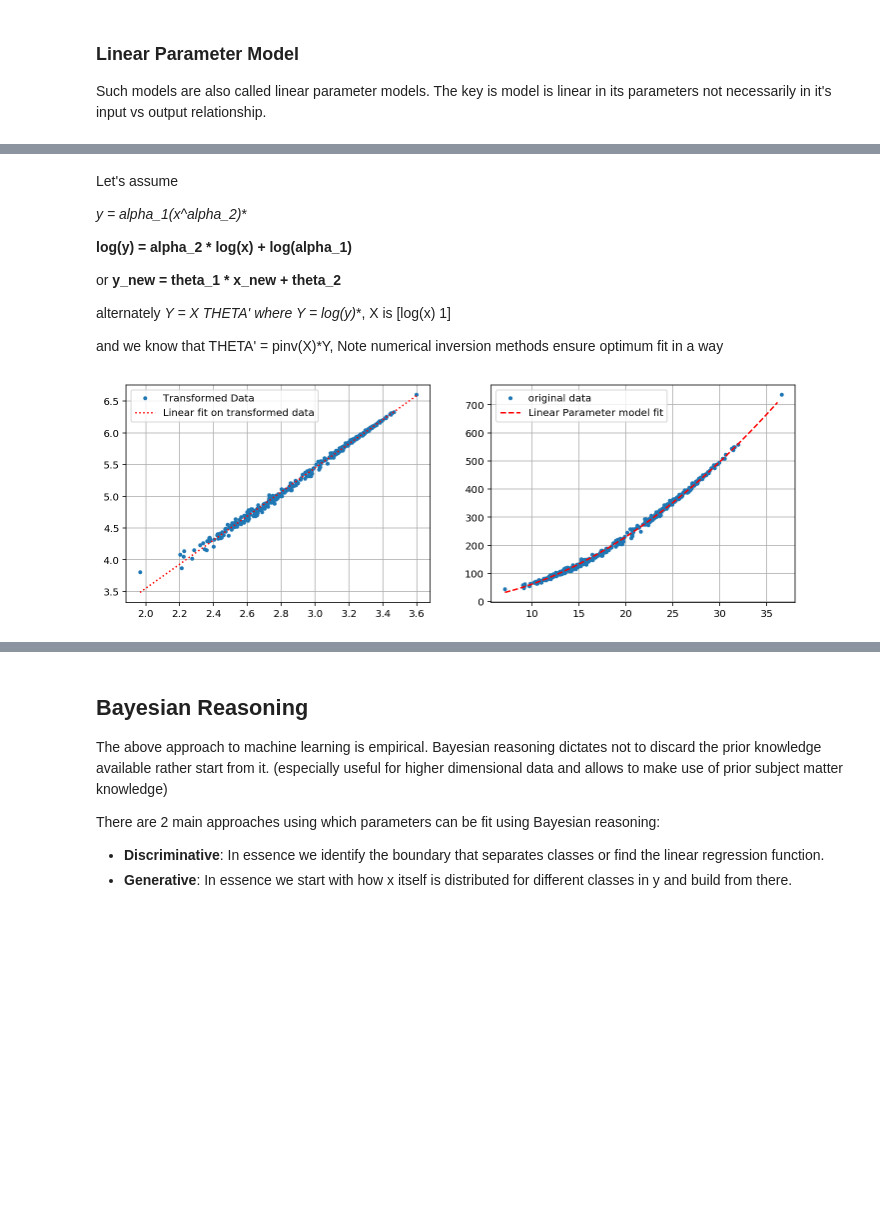
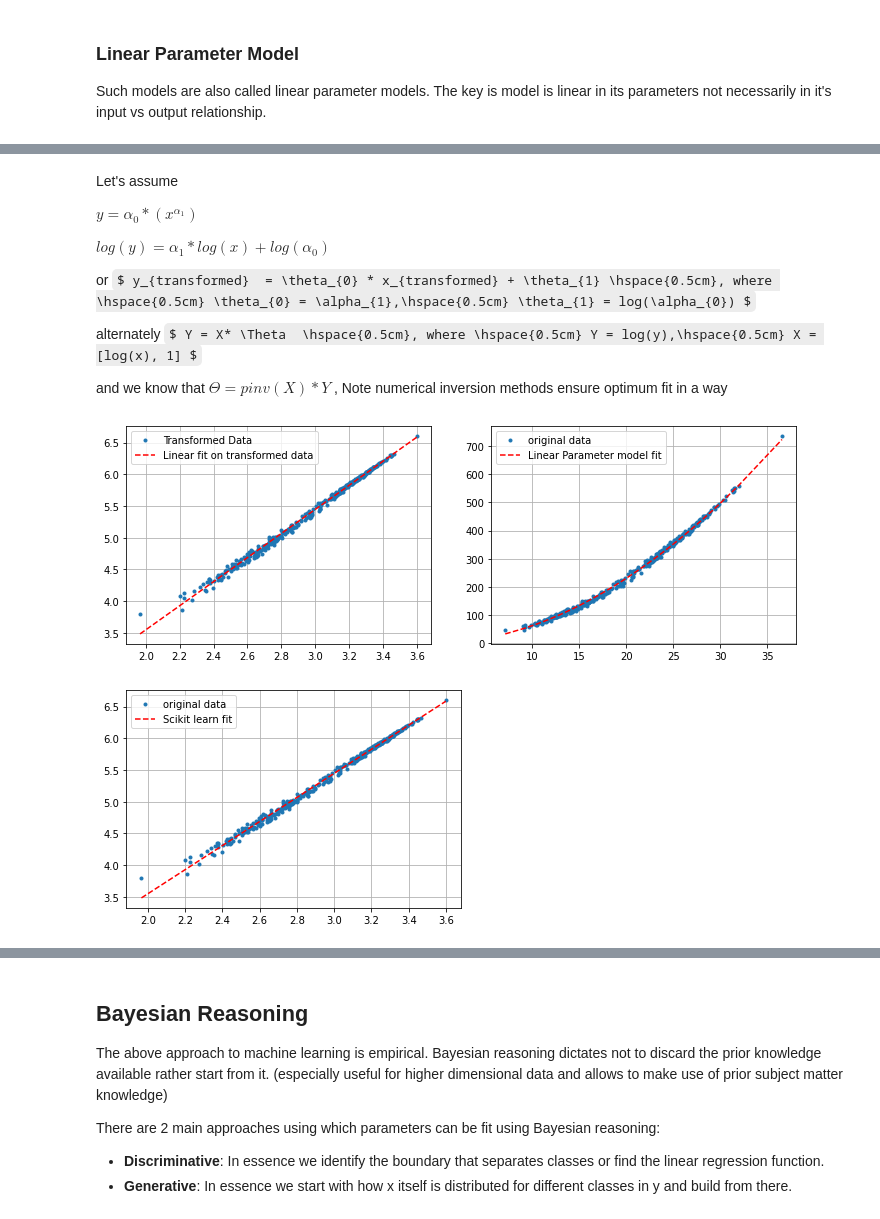
Before and after one commit to prteek/IO, a Jupyter notebook: intro_to_ml.ipynb, the cells around one changed output, grey strips where cells are left out. Drawn from its saved outputs; the diff is of its cells as text; code cells hidden in the pictures; some formulas as TeX source; blank space fills up the shorter version.

```diff
--- a/intro_to_ml.ipynb
+++ b/intro_to_ml.ipynb
@@ -32,16 +32,12 @@ x_lo = np.random.normal(15,3, (200,1))
 y_lo = (x_lo**2)/2+1*x_lo + 1
 x_hi = np.random.normal(25,3, (200,1))
 y_hi = (x_hi**2)/2+x_hi*1.5+2
-x    = np.append(x_lo, x_hi).reshape(-1,1)
-y    = np.append(y_lo, y_hi).reshape(-1,1)
-yn   = np.random.normal(3,5, (len(y),1)) + y
+x    = np.concatenate((x_lo, x_hi), axis=0)
+y    = np.concatenate((y_lo, y_hi), axis=0)
+yn   = np.random.normal(3,5, y.shape) + y
 
-xu, i = np.unique(x, return_index=True)
-yu    = yn[i]
-
-xs = np.sort(xu)
-i  = np.argsort(xu)
-ys = yu[i]
+xs, i = np.unique(x, return_index=True, axis=0) # axis preserves the shape of returned array
+ys    = yn[i]
 
 x_partition = np.where(xs<20)[0][-1]
 
@@ -111,43 +126,64 @@ plt.grid()
 # %% [markdown]
 Let's assume
 
-**y = alpha_1*(x^alpha_2)**
+$ y = \alpha_{0}*(x^{\alpha_{1}}) $
 
-**log(y) = alpha_2 * log(x) + log(alpha_1)**
+$ log(y) = \alpha_{1} * log(x) + log(\alpha_{0}) $
 
-or   **y_new   = theta_1 * x_new + theta_2**
+or   $ y_{transformed}  = \theta_{0} * x_{transformed} + \theta_{1} \hspace{0.5cm}, where \hspace{0.5cm} \theta_{0} = \alpha_{1},\hspace{0.5cm} \theta_{1} = log(\alpha_{0}) $
 
-alternately **Y = X* THETA'  where Y = log(y)**, X is [log(x) 1]
+alternately $ Y = X* \Theta  \hspace{0.5cm}, where \hspace{0.5cm} Y = log(y),\hspace{0.5cm} X = [log(x), 1] $
 
-and we know that THETA' = pinv(X)*Y, Note numerical inversion methods ensure optimum fit in a way
+and we know that $ \Theta = pinv(X)*Y $ ,
+Note numerical inversion methods ensure optimum fit in a way
 # %%
-x_new = np.log(xs);
-y_new = np.log(ys);
+x_transformed = np.log(xs);
+y_transformed = np.log(ys);
+
+# Plot transformed (new) data
 fig = plt.figure(figsize=(12,4))
 plt.subplot(1,2,1)
-plt.plot(x_new, y_new, '.', label='Transformed Data')
+plt.plot(x_transformed, y_transformed, '.', label='Transformed Data')
 plt.legend()
 plt.grid()
 
-theta_new = np.linalg.pinv(np.c_[x_new, np.ones((len(x_new),1))])@y_new
+X         = np.c_[x_transformed, np.ones((len(x_transformed),1))]
+theta     = np.linalg.pinv(X)@y_transformed
 
-x_input  = np.array([min(x_new), max(x_new)])
-y_output = np.c_[x_input, np.ones((len(x_input),1))]@theta_new
+x_to_predict               = X
+y_predicted_transformed    = x_to_predict@theta
+
 plt.subplot(1,2,1)
-plt.plot(x_input, y_output, ':r',label='Linear fit on transformed data')
+plt.plot(x_transformed, y_predicted_transformed, '--r',label='Linear fit on transformed data')
 plt.legend()
 
-# Or Alternatively
-x_input  = np.arange(min(xs), max(xs))
-y_output = np.exp(theta_new[1])*x_input**theta_new[0]
+# Consequently,
+
+y_predicted_original  = np.exp(theta[1])*xs**theta[0]
 plt.subplot(1,2,2)
 plt.plot(xs, ys, '.', label='original data')
-plt.plot(x_input, y_output, '--r', label='Linear Parameter model fit')
+plt.plot(xs, y_predicted_original, '--r', label='Linear Parameter model fit')
 plt.legend()
 plt.grid()
 plt.show()
+
+
+# Or using sklearn
+X        = x_transformed.reshape(-1,1)
+y        = y_transformed
+lin_reg  = LinearRegression()
+lin_reg.fit(X,y)
+
+y_predicted = lin_reg.predict(X)
+
+plt.plot(X, y, '.', label='original data')
+plt.plot(X, y_predicted, '--r', label='Scikit learn fit')
+plt.legend()
+plt.grid()
+plt.show()
 # %% [output]
-[figure, old version]
+[figure, new version]
+[figure, added]
 # %% [markdown]
 #### Measure of Accuracy
 
```
Also changed, not shown: parts of 20 cells of this notebook.
